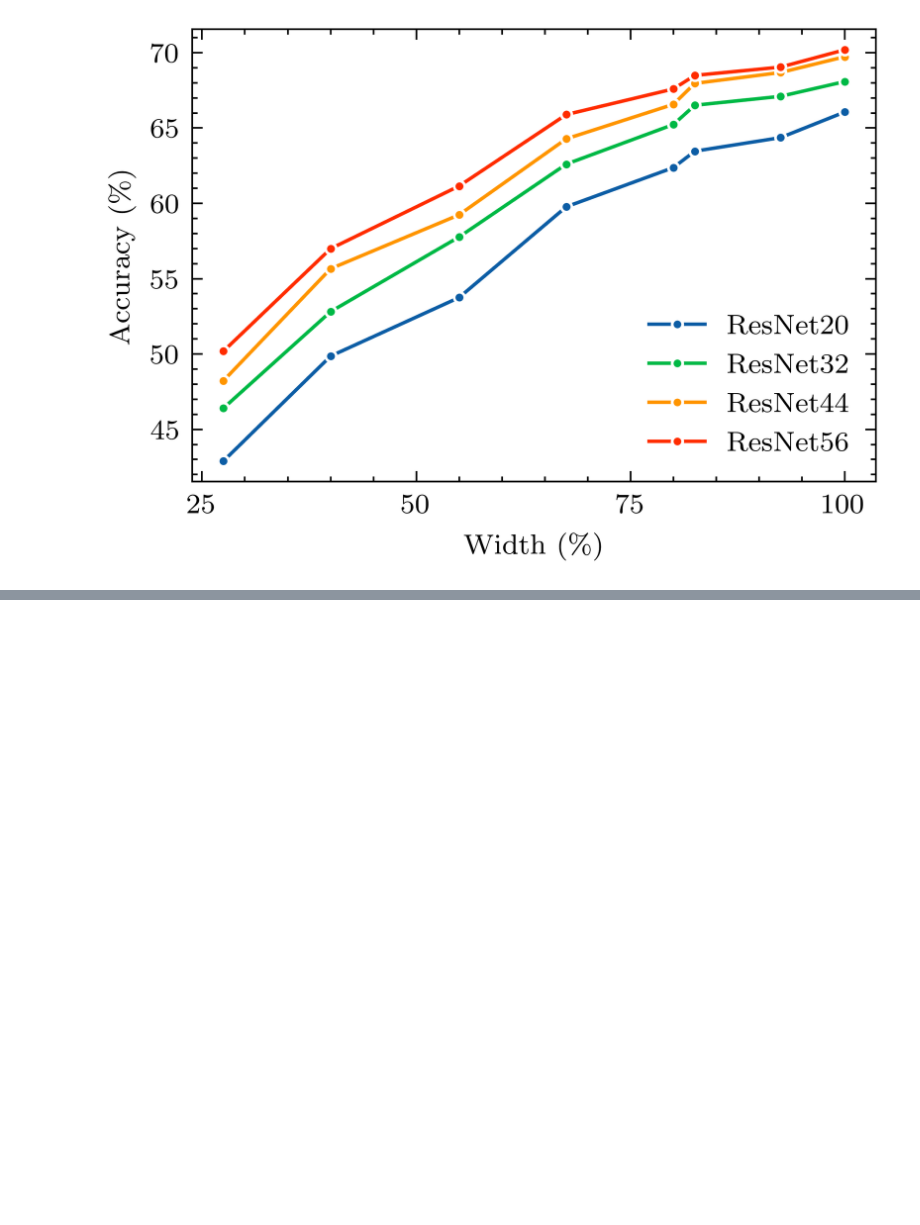
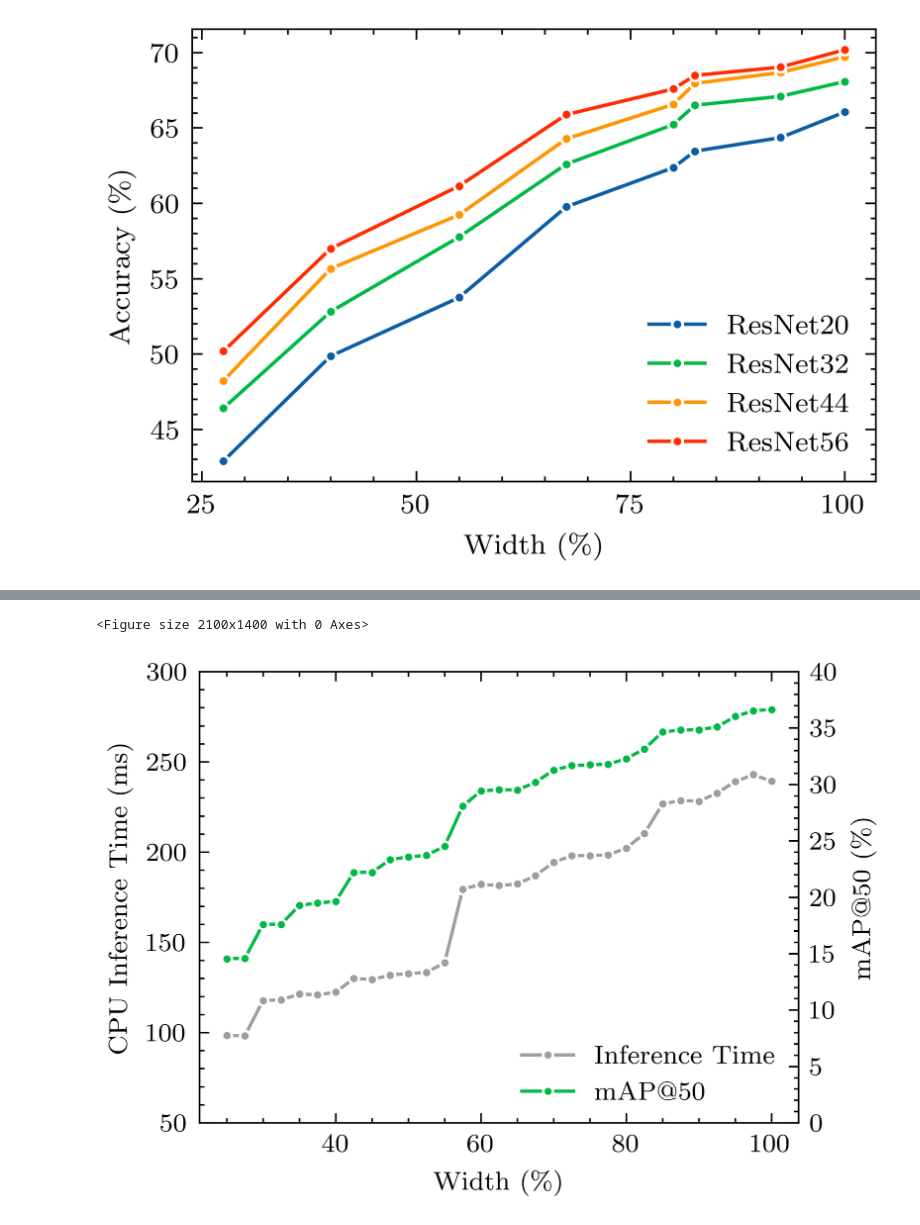
Before and after one commit to Didanny/slimmable-nn, a Jupyter notebook: plots.ipynb, the cells around one changed output, grey strips where cells are left out. Drawn from its saved outputs; the diff is of its cells as text; code cells hidden in the pictures; blank space fills up the shorter version.

```diff
--- a/plots.ipynb
+++ b/plots.ipynb
@@ -125,0 +254,3 @@ with plt.style.context(['science', 'ieee']):
+# %%
+df_cpu_inference_time = df_yolov5n_cpu[df_yolov5n_cpu['Metric'] == 'inference_time']
+df_cpu_inference_time['Metric'] = ['inference_time_cpu']
@@ -125,0 +263,2 @@ with plt.style.context(['science', 'ieee']):
+# %%
+df_yolov5n = pd.concat([df_yolov5n_cuda, df_cpu_inference_time])
@@ -125,0 +281,8 @@ with plt.style.context(['science', 'ieee']):
+# %%
+df_yolov5n = df_yolov5n.set_index('Metric').T.reset_index()
+df_yolov5n = df_yolov5n.rename(columns={'index': 'width'})
+df_yolov5n = df_yolov5n.sort_values(by='width')
+# %%
+df_yolov5n['inference_time'] *= 32
+df_yolov5n['width'] = df_yolov5n['width'].astype('float64') * 100
+df_yolov5n['mAP@.5'] *= 100
@@ -125,0 +309,36 @@ with plt.style.context(['science', 'ieee']):
+# %%
+from matplotlib.lines import Line2D
+from matplotlib.patches import Patch
+
+with plt.style.context(['science', 'ieee']):
+    plt.rcParams['axes.prop_cycle'] = sci_cycle
+    plt.figure(figsize=(column_width, column_width/1.5))
+    fig, ax = plt.subplots()
+
+    inference_time_cpu = sns.lineplot(data=df_yolov5n, x='width', y='inference_time_cpu', marker='o', c=sci_cycle.by_key()['color'][6], ax=ax, linewidth=1, markersize=3)
+    ax.set_ylim(50, 300)
+
+    ax.set_ylabel('CPU Inference Time (ms)')
+    ax.set_xlabel('Width (\%)')
+
+    ax_flip = ax.twinx()
+
+    map50 = sns.lineplot(data=df_yolov5n, x='width', y='mAP@.5', marker='o', c=sci_cycle.by_key()['color'][1], ax=ax_flip, linewidth=1, markersize=3)
+    ax_flip.set_ylim(0, 40)
+
+    ax_flip.set_ylabel('mAP@50 (\%)')
+
+    legend_handles = [Line2D([0], [0], color=sci_cycle.by_key()['color'][6], marker='o', markersize=3, mec='#ffffff', mew=0.8, label='Inference Time'),
+                      Line2D([0], [0], color=sci_cycle.by_key()['color'][1], marker='o', markersize=3, mec='#ffffff', mew=0.8, label='mAP@50'),
+    ]
+
+    fig.legend(handles=legend_handles, loc='lower right', bbox_to_anchor=(0.9, 0.1))
+
+    if SHOW:
+        plt.show()
+    else:
+        plt.savefig('./results/plots/usyolov5n.pgf', bbox_inches='tight')
+        plt.close()
+# %% [output]
+<Figure size 2100x1400 with 0 Axes>
+[figure, added]
```
Also changed, not shown: parts of 25 cells of this notebook, 17 other files.
